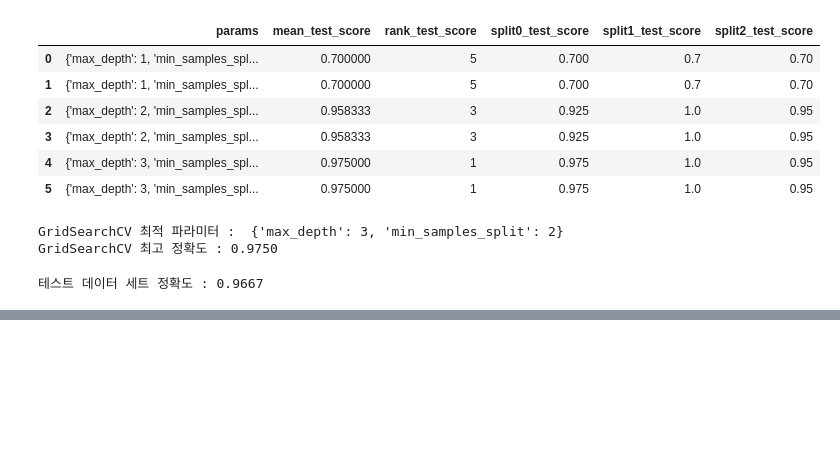
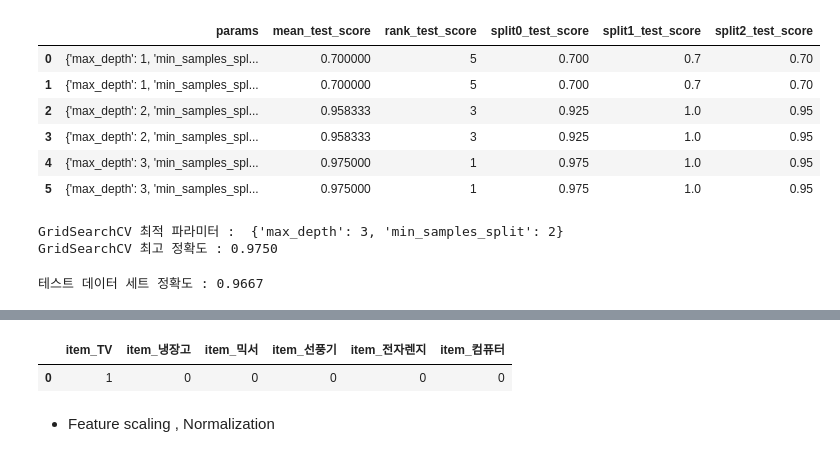
Before and after one commit to astrapes/Machine-Learning, a Jupyter notebook: Ch2. Machine Learning scikit-learn.ipynb, the cells around one changed output, grey strips where cells are left out. Drawn from its saved outputs; the diff is of its cells as text; code cells hidden in the pictures; blank space fills up the shorter version.

```diff
--- a/Ch2. Machine Learning scikit-learn.ipynb
+++ b/Ch2. Machine Learning scikit-learn.ipynb
@@ -468,0 +551,10 @@ print('테스트 데이터 세트 정확도 : {0:.4f}'.format(accuracy_score(y_t
+# %%
+df = pd.DataFrame({'item':['TV','냉장고','전자렌지','컴퓨터','선풍기','선풍기','믹서','믹서']})
+a = pd.get_dummies(df)
+# %%
+a[:1]
+# %% [output]
+|  | item_TV | item_냉장고 | item_믹서 | item_선풍기 | item_전자렌지 | item_컴퓨터 |
+| 0 | 1 | 0 | 0 | 0 | 0 | 0 |
+# %% [markdown]
+- Feature scaling , Normalization
```
Also changed, not shown: parts of 18 cells of this notebook, 3 other files.
